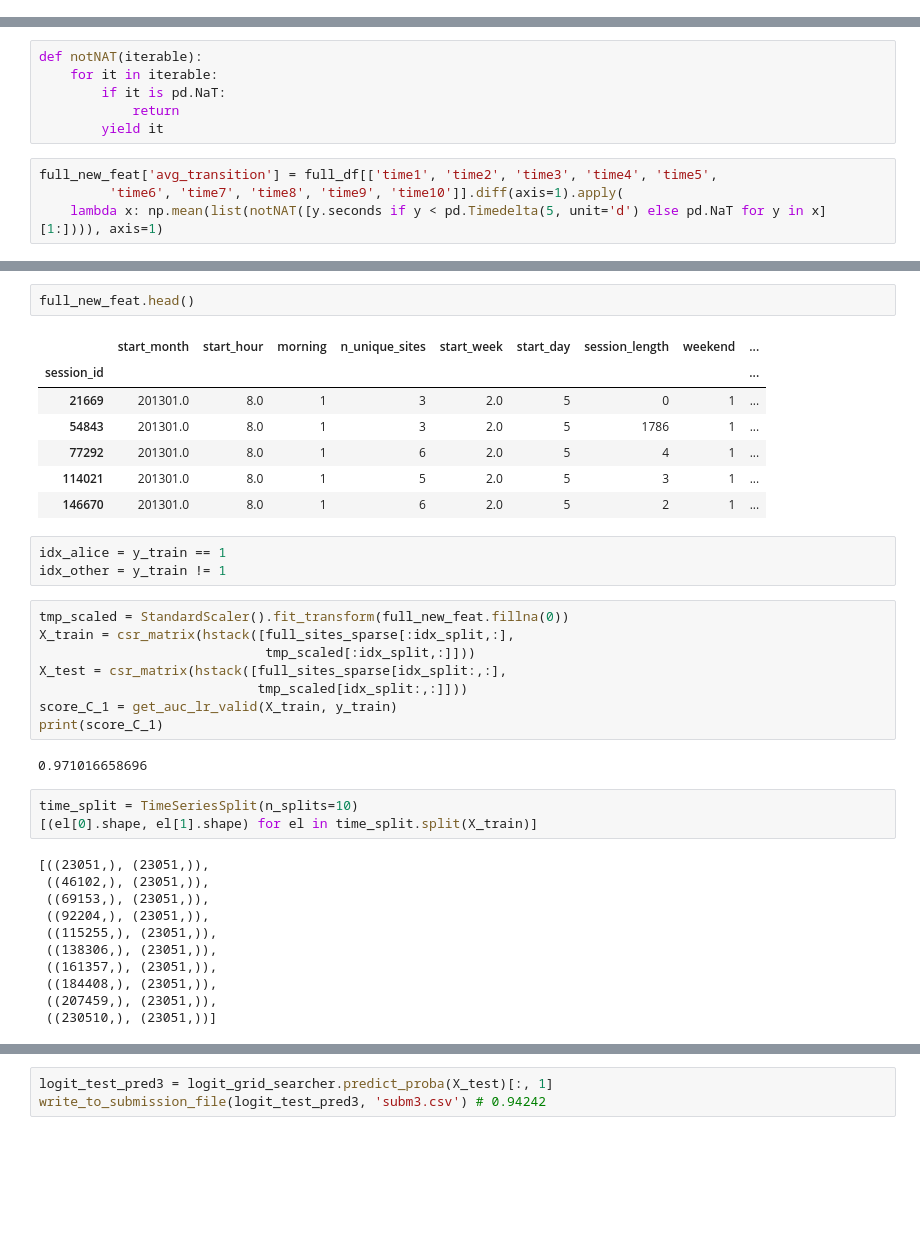
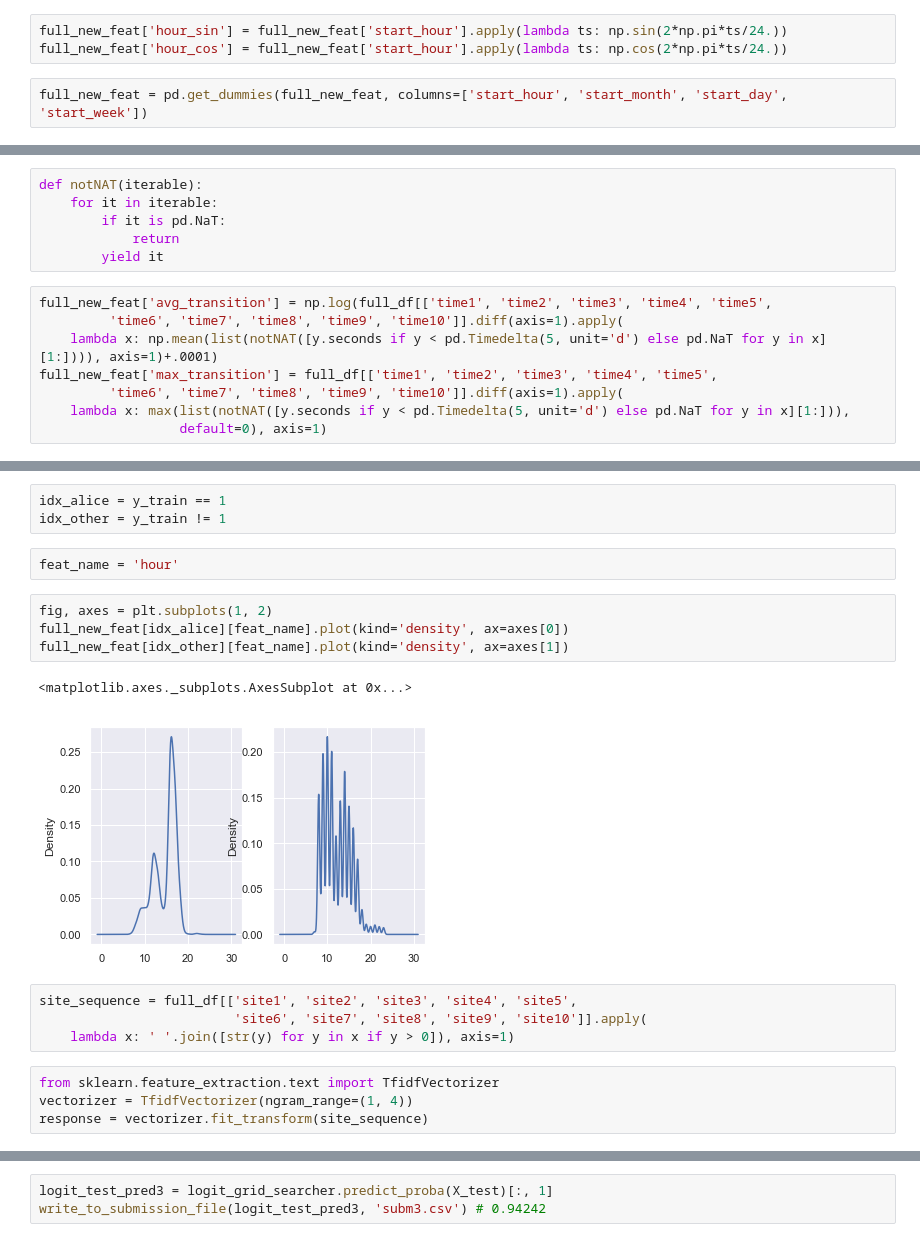
Before and after one commit to bllguo/mlcourse.ai, a Jupyter notebook: jupyter_english/assignments_fall2018/assignment4_websites_logistic_regression.ipynb, the cells around one changed output, grey strips where cells are left out. Drawn from its saved outputs; the diff is of its cells as text; blank space fills up the shorter version.

Commit message:
finishing alice

```diff
--- a/jupyter_english/assignments_fall2018/assignment4_websites_logistic_regression.ipynb
+++ b/jupyter_english/assignments_fall2018/assignment4_websites_logistic_regression.ipynb
@@ -726,0 +766,5 @@ full_new_feat['night'] = ((full_new_feat['hour'] >= 0) & (full_new_feat['hour']
+# %%
+full_new_feat['hour_sin'] = full_new_feat['start_hour'].apply(lambda ts: np.sin(2*np.pi*ts/24.))
+full_new_feat['hour_cos'] = full_new_feat['start_hour'].apply(lambda ts: np.cos(2*np.pi*ts/24.))
+# %%
+full_new_feat = pd.get_dummies(full_new_feat, columns=['start_hour', 'start_month', 'start_day', 'start_week'])
@@ -731,6 +777,10 @@ def notNAT(iterable):
             return
         yield it
 # %%
-full_new_feat['avg_transition'] = full_df[['time1', 'time2', 'time3', 'time4', 'time5',
+full_new_feat['avg_transition'] = np.log(full_df[['time1', 'time2', 'time3', 'time4', 'time5',
          'time6', 'time7', 'time8', 'time9', 'time10']].diff(axis=1).apply(
-    lambda x: np.mean(list(notNAT([y.seconds if y < pd.Timedelta(5, unit='d') else pd.NaT for y in x][1:]))), axis=1)
+    lambda x: np.mean(list(notNAT([y.seconds if y < pd.Timedelta(5, unit='d') else pd.NaT for y in x][1:]))), axis=1)+.0001)
+full_new_feat['max_transition'] = full_df[['time1', 'time2', 'time3', 'time4', 'time5',
+         'time6', 'time7', 'time8', 'time9', 'time10']].diff(axis=1).apply(
+    lambda x: max(list(notNAT([y.seconds if y < pd.Timedelta(5, unit='d') else pd.NaT for y in x][1:])),
+                  default=0), axis=1)
@@ -742,37 +787,20 @@ full_new_feat['max_transition'] = full_df[['time1', 'time2', 'time3', 'time4', '
-# %%
-full_new_feat.head()
-# %% [output]
-|  | start_month | start_hour | morning | n_unique_sites | start_week | start_day | session_length | weekend | ... |
-| session_id |  |  |  |  |  |  |  |  | ... |
-| 21669 | 201301.0 | 8.0 | 1 | 3 | 2.0 | 5 | 0 | 1 | ... |
-| 54843 | 201301.0 | 8.0 | 1 | 3 | 2.0 | 5 | 1786 | 1 | ... |
-| 77292 | 201301.0 | 8.0 | 1 | 6 | 2.0 | 5 | 4 | 1 | ... |
-| 114021 | 201301.0 | 8.0 | 1 | 5 | 2.0 | 5 | 3 | 1 | ... |
-| 146670 | 201301.0 | 8.0 | 1 | 6 | 2.0 | 5 | 2 | 1 | ... |
 # %%
 idx_alice = y_train == 1
 idx_other = y_train != 1
-# %%
-tmp_scaled = StandardScaler().fit_transform(full_new_feat.fillna(0))
-X_train = csr_matrix(hstack([full_sites_sparse[:idx_split,:],
-                             tmp_scaled[:idx_split,:]]))
-X_test = csr_matrix(hstack([full_sites_sparse[idx_split:,:],
-                            tmp_scaled[idx_split:,:]]))
-score_C_1 = get_auc_lr_valid(X_train, y_train)
-print(score_C_1)
-# %% [output]
-0.971016658696
-# %%
-time_split = TimeSeriesSplit(n_splits=10)
-[(el[0].shape, el[1].shape) for el in time_split.split(X_train)]
-# %% [output]
-[((23051,), (23051,)),
- ((46102,), (23051,)),
- ((69153,), (23051,)),
- ((92204,), (23051,)),
- ((115255,), (23051,)),
- ((138306,), (23051,)),
- ((161357,), (23051,)),
- ((184408,), (23051,)),
- ((207459,), (23051,)),
- ((230510,), (23051,))]
+# %%
+feat_name = 'hour'
+# %%
+fig, axes = plt.subplots(1, 2)
+full_new_feat[idx_alice][feat_name].plot(kind='density', ax=axes[0])
+full_new_feat[idx_other][feat_name].plot(kind='density', ax=axes[1])
+# %% [output]
+<matplotlib.axes._subplots.AxesSubplot at 0x...>
+[figure, added]
+# %%
+site_sequence = full_df[['site1', 'site2', 'site3', 'site4', 'site5',
+                         'site6', 'site7', 'site8', 'site9', 'site10']].apply(
+    lambda x: ' '.join([str(y) for y in x if y > 0]), axis=1)
+# %%
+from sklearn.feature_extraction.text import TfidfVectorizer
+vectorizer = TfidfVectorizer(ngram_range=(1, 4))
+response = vectorizer.fit_transform(site_sequence)
```
Also changed, not shown: parts of 24 cells of this notebook.
